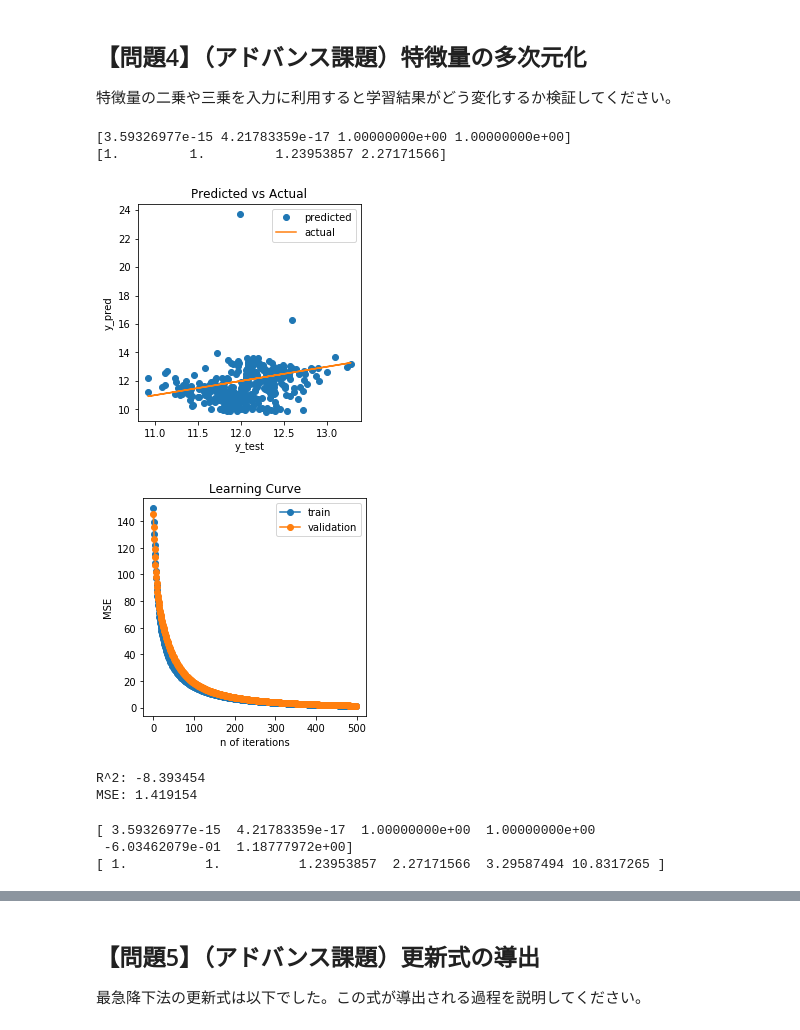
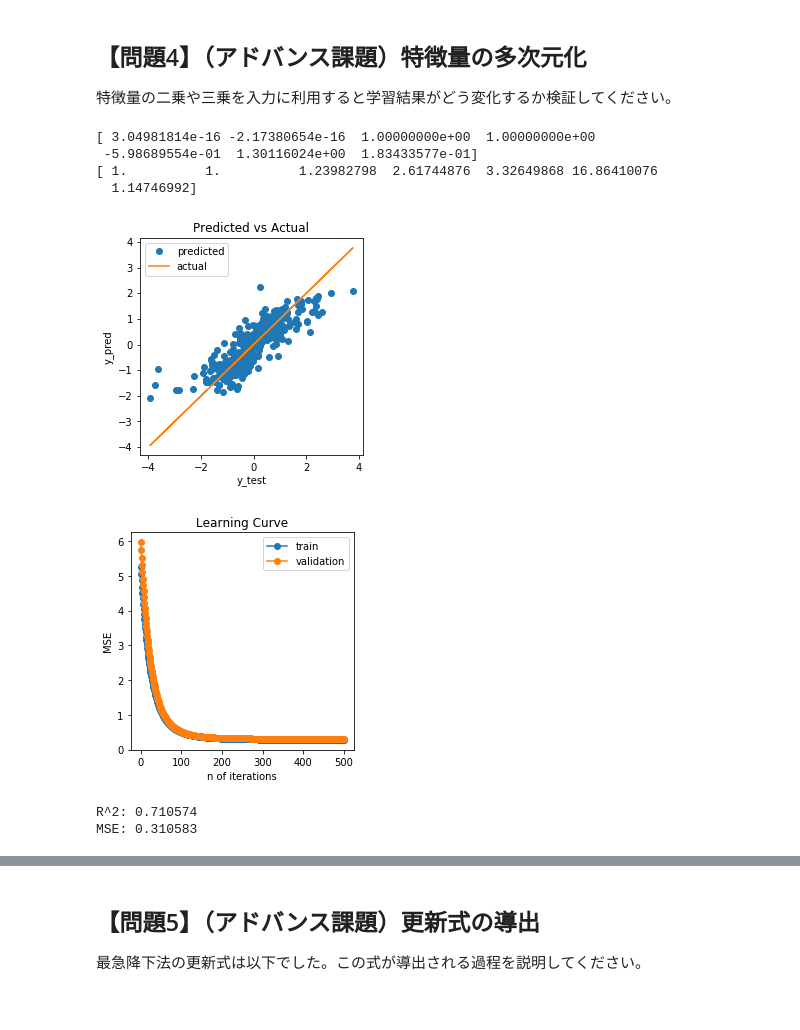
Before and after one commit to ohmorimori/diveintocode-ml, a Jupyter notebook: diveintocode-term1/sprint/sprint3/sprint3_ml_scratch_linear_regression.ipynb, the cells around one changed output, grey strips where cells are left out. Saved outputs shown, nothing was run; the diff lists cells and outputs as text; code cells hidden in the pictures.

```diff
--- a/diveintocode-term1/sprint/sprint3/sprint3_ml_scratch_linear_regression.ipynb
+++ b/diveintocode-term1/sprint/sprint3/sprint3_ml_scratch_linear_regression.ipynb
@@ -453,7 +509,0 @@ plot_learning_curve(reg_bias.iter, reg_bias.loss, reg_bias.val_loss)
-# %%
-#bias = -1 の時
-reg_bias= ScratchLinearRegression(num_iter=500, lr=0.01, bias=-1, verbose=False)
-reg_bias.fit(X_train_z, y_train.values, X_test_z, y_test.values)
-pred_bias = reg_bias.predict(X_test_z)
-plot_reg_result(y_test, pred_bias)
-plot_learning_curve(reg_bias.iter, reg_bias.loss, reg_bias.val_loss)
@@ -463,7 +509,0 @@ plot_learning_curve(reg_bias.iter, reg_bias.loss, reg_bias.val_loss)
-# %%
-#bias = 0 の時
-reg_bias= ScratchLinearRegression(num_iter=500, lr=0.01, bias=0, verbose=False)
-reg_bias.fit(X_train_z, y_train.values, X_test_z, y_test.values)
-pred_bias = reg_bias.predict(X_test_z)
-plot_reg_result(y_test, pred_bias)
-plot_learning_curve(reg_bias.iter, reg_bias.loss, reg_bias.val_loss)
@@ -480,14 +520,9 @@ $\theta_{0}$が小さくなってしまい、$x_{0}\cdot \theta_{0}$が10.5程
 #データ準備
 X_train_multi_dim = X_train_z
 X_test_multi_dim = X_test_z
+y_train_multi_dim = y_train_z
+y_test_multi_dim = y_test_z
 # %%
 #２乗項を入れる
 X_train_multi_dim = np.concatenate((X_train_multi_dim, (X_train_z**2)), axis=1)
 X_test_multi_dim = np.concatenate((X_test_multi_dim, (X_test_z**2)), axis=1)
-
-#平均と標準偏差
-print(X_train_multi_dim.mean(axis=0))
-print(X_train_multi_dim.std(axis=0))
-# %% [output]
-[3.59326977e-15 4.21783359e-17 1.00000000e+00 1.00000000e+00]
-[1.         1.         1.23953857 2.27171566]
@@ -494,18 +537,46 @@ print(X_train_multi_dim.std(axis=0))
+# %%
+#平均と標準偏差
+print(X_train_multi_dim.mean(axis=0))
+print(X_train_multi_dim.std(axis=0))
+# %% [output]
+[ 3.04981814e-16 -2.17380654e-16  1.00000000e+00  1.00000000e+00
+ -5.98689554e-01  1.30116024e+00  1.83433577e-01]
+[ 1.          1.          1.23982798  2.61744876  3.32649868 16.86410076
+  1.14746992]
+# %%
+#平均と標準偏差ずれたので再度standardize
+
+from sklearn.preprocessing import StandardScaler
+
+scaler = StandardScaler()
+
+scaler.fit(X_train_multi_dim)
+X_train_multi_dim = scaler.transform(X_train_multi_dim)
+X_test_multi_dim = scaler.transform(X_test_multi_dim)
+
+scaler.fit(y_train_multi_dim)
+y_train_multi_dim = scaler.transform(y_train_multi_dim)
+y_test_multi_dim = scaler.transform(y_test_multi_dim)
 # %%
 #fit, predict, plot
 reg_multi_dim= ScratchLinearRegression(num_iter=500, lr=0.01, bias=1, verbose=False)
-reg_multi_dim.fit(X_train_multi_dim, y_train.values, X_test_multi_dim, y_test.values)
+
+#fit
+reg_multi_dim.fit(X_train_multi_dim, y_train_multi_dim, X_test_multi_dim, y_test_multi_dim)
+#predict
 pred_multi_dim = reg_multi_dim.predict(X_test_multi_dim)
-plot_reg_result(y_test, pred_multi_dim)
+
+#plot
+plot_reg_result(y_test_multi_dim, pred_multi_dim)
 plot_learning_curve(reg_multi_dim.iter, reg_multi_dim.loss, reg_multi_dim.val_loss)
 # %% [output]
-[figure, old version]
+[figure, new version]
-[figure, old version]
+[figure, new version]
 # %%
 #評価
 #決定係数R^2とMSEを算出
-u = ((y_test - pred_multi_dim)**2).sum(axis=0)
-v = ((y_test - y_test.mean() )**2).sum(axis=0)
+u = ((y_test_multi_dim - pred_multi_dim)**2).sum(axis=0)
+v = ((y_test_multi_dim - y_test_multi_dim.mean() )**2).sum(axis=0)
 
 r2 = 1 - u/v
 mse = u/len(y_test)
@@ -513,17 +584,5 @@ mse = u/len(y_test)
 print('R^2: %f' % r2)
 print('MSE: %f' % mse)
 # %% [output]
-R^2: -8.393454
-MSE: 1.419154
+R^2: 0.710574
+MSE: 0.310583
-# %%
-#3乗項を入れる
-X_train_multi_dim = np.concatenate((X_train_multi_dim, (X_train_z**3)), axis=1)
-X_test_multi_dim = np.concatenate((X_test_multi_dim, (X_test_z**3)), axis=1)
-
-#平均と標準偏差
-print(X_train_multi_dim.mean(axis=0))
-print(X_train_multi_dim.std(axis=0))
-# %% [output]
-[ 3.59326977e-15  4.21783359e-17  1.00000000e+00  1.00000000e+00
- -6.03462079e-01  1.18777972e+00]
-[ 1.          1.          1.23953857  2.27171566  3.29587494 10.8317265 ]
```
Also changed, not shown: parts of 33 cells of this notebook.
